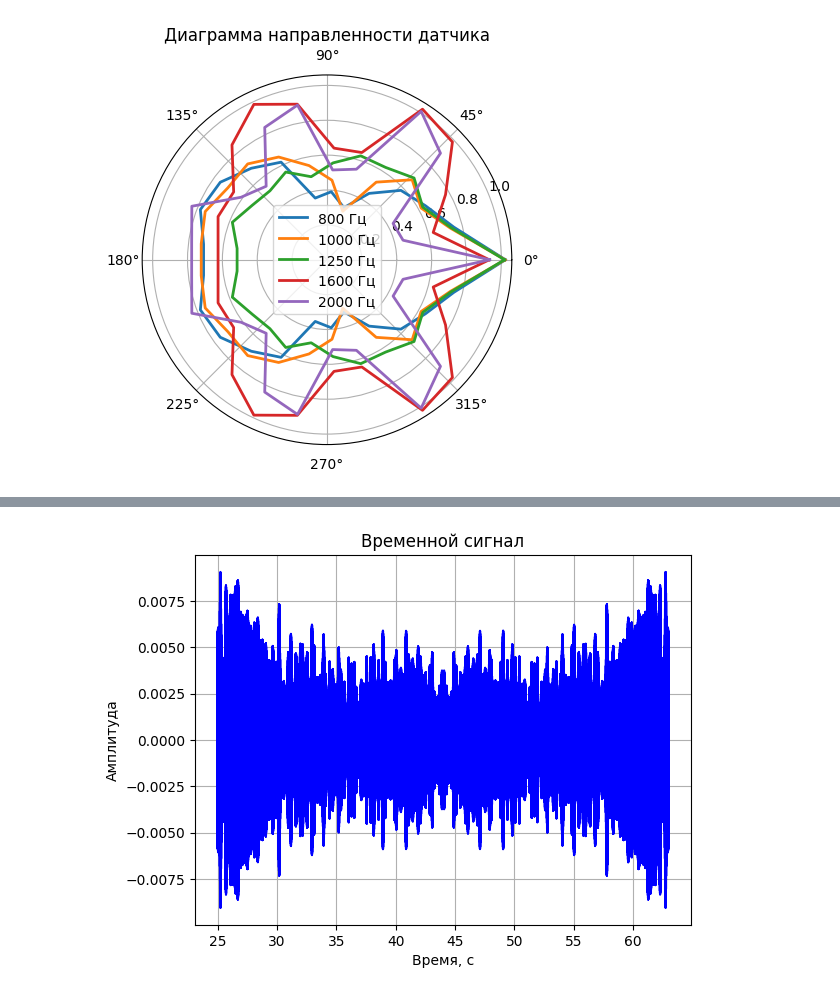
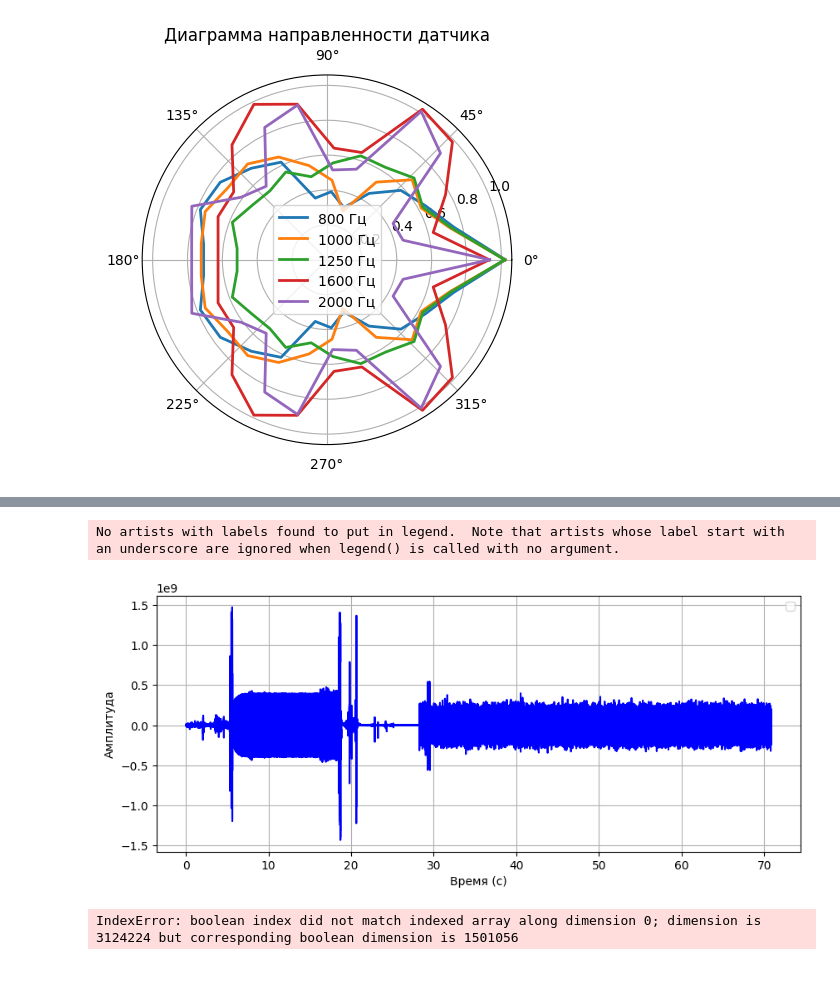
Before and after one commit to bdExplore/Scientific, a Jupyter notebook: Python/pgd_0605.ipynb, the cells around one changed output, grey strips where cells are left out. Saved outputs shown, nothing was run; the diff lists cells and outputs as text; code cells hidden in the pictures.

```diff
--- a/Python/pgd_0605.ipynb
+++ b/Python/pgd_0605.ipynb
@@ -134,10 +124,32 @@ plt.show()
-# %%
-plt.plot(t_rotation, data_rotation_filt, color='blue')
-plt.grid(True)
-
-plt.xlabel('Время, с')
-plt.ylabel('Амплитуда')
-plt.title('Временной сигнал')
-plt.show()
-# %% [output]
-[figure, removed]
+# %%
+amp_standard_23 = np.array([55, 53, 53, 54, 55, 55, 57, 58, 59, 58, 59 ,60, 61, 62, 61, 60, 60, 60, 59, 58, 55, 54])
+amp_standard_self = np.array([12.5, 12, 11, 10, 9, 8.5, 7.5, 6.5, 5, 4.5, 4, 4.5, 3.5, 3, 3, 3, 2.5, 2.5, 2.5, 2, 2, 1])
+
+fs, data_1 = wavfile.read('/Users/bogda/Desktop/Acoustics/Scientific/Исходные данные/0605_pgd/TASCAM_0039S1.wav')
+fs, data_2 = wavfile.read('/Users/bogda/Desktop/Acoustics/Scientific/Исходные данные/0605_pgd/TASCAM_0039S2.wav')
+fs, data_calibrated = wavfile.read('/Users/bogda/Desktop/Acoustics/Scientific/Исходные данные/0605_pgd/TASCAM_0038S1.wav')
+fs, data_105_1 = wavfile.read('/Users/bogda/Desktop/Acoustics/Scientific/Исходные данные/0605_pgd/TASCAM_0105S1.wav')
+fs, data_105_2 = wavfile.read('/Users/bogda/Desktop/Acoustics/Scientific/Исходные данные/0605_pgd/TASCAM_0105S2.wav')
+fs, data_107_1 = wavfile.read('/Users/bogda/Desktop/Acoustics/Scientific/Исходные данные/0605_pgd/TASCAM_0107S1.wav')
+# %%
+
+t = np.arange(len(data_calibrated))/fs
+f = fftfreq(len(data_calibrated), 1 / fs)
+plt.figure(figsize=(10,4))
+plt.plot(t, data_calibrated, color='blue')
+plt.legend()
+plt.xlabel("Время (с)")
+plt.ylabel("Амплитуда")
+plt.grid(True)
+plt.show()
+# %% [output]
+No artists with labels found to put in legend.  Note that artists whose label start with an underscore are ignored when legend() is called with no argument.
+[figure, added]
+# %%
+t_index = (t > 7) & (t < 15)
+t_rotation = t[t_index]
+f_rotation = fftfreq(int(len(data_calibrated)), 1 / fs)
+data_calibrated = data_calibrated[t_index]
+data_calibrated_filt = ifft(filt_freq(fft(data_calibrated), 995, 1005))
+# %% [output]
+IndexError: boolean index did not match indexed array along dimension 0; dimension is 3124224 but corresponding boolean dimension is 1501056
```
Also changed, not shown: parts of 6 cells of this notebook, 3 other files.
